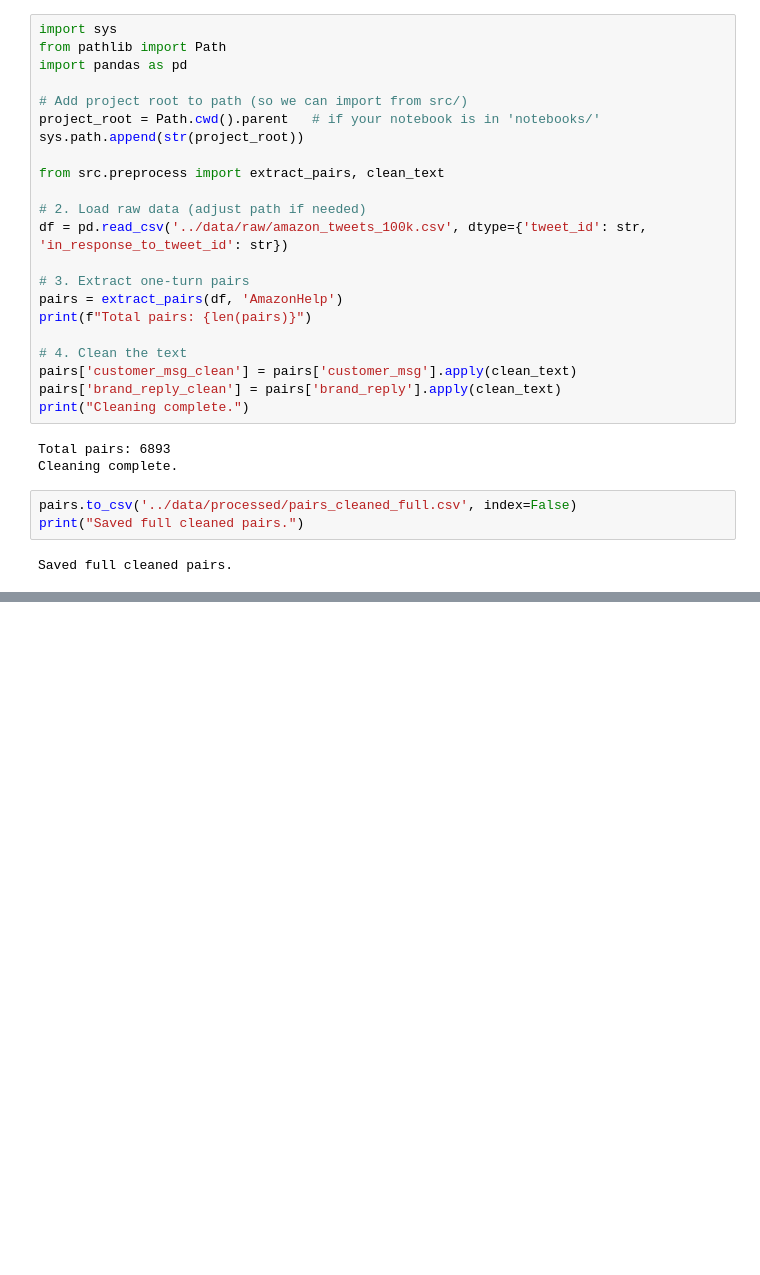
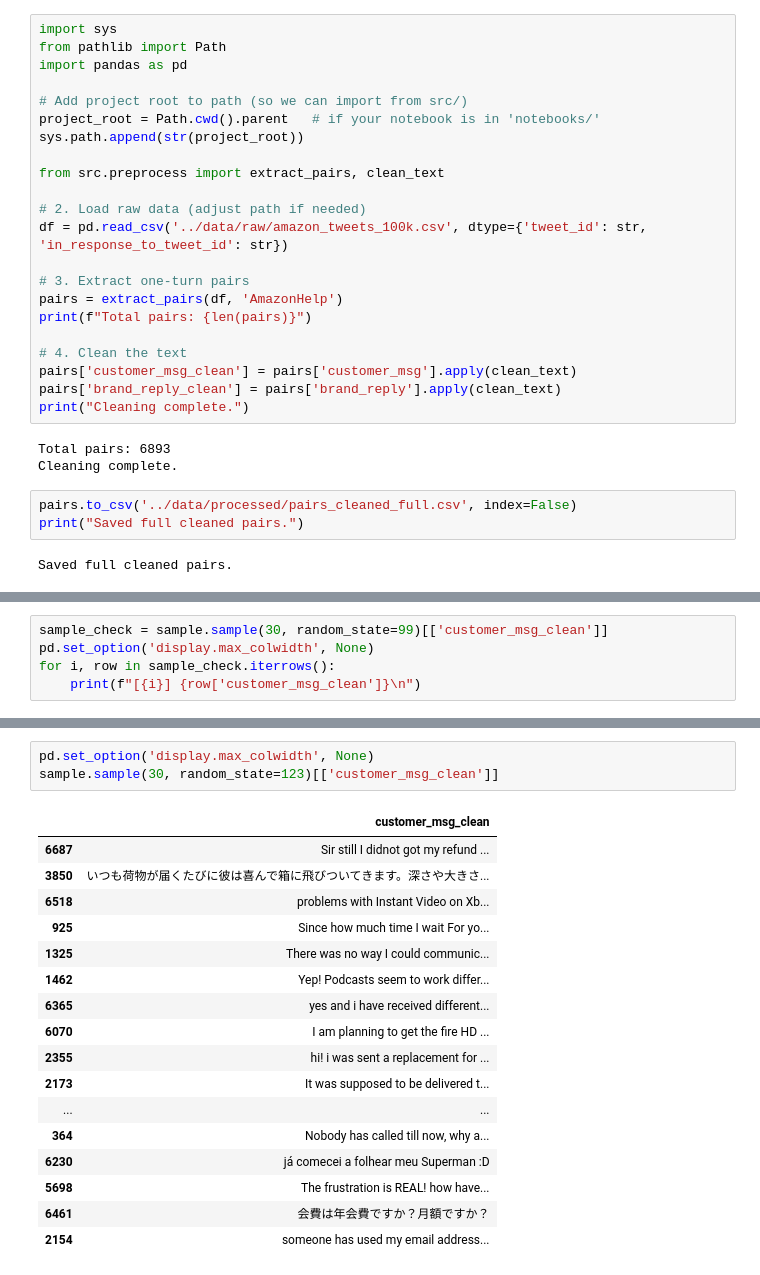
Before and after one commit to ManishKumarLal1/hiver-sde-intern, a Jupyter notebook: notebooks/01_eda.ipynb, the cells around one changed output, grey strips where cells are left out. Drawn from its saved outputs; the diff is of its cells as text; blank space fills up the shorter version.

```diff
--- a/notebooks/01_eda.ipynb
+++ b/notebooks/01_eda.ipynb
@@ -160,0 +336,5 @@ Saved full cleaned pairs.
+# %%
+sample_check = sample.sample(30, random_state=99)[['customer_msg_clean']]
+pd.set_option('display.max_colwidth', None)
+for i, row in sample_check.iterrows():
+    print(f"[{i}] {row['customer_msg_clean']}\n")
@@ -160,0 +359,21 @@ Saved full cleaned pairs.
+# %%
+pd.set_option('display.max_colwidth', None)
+sample.sample(30, random_state=123)[['customer_msg_clean']]
+# %% [output]
+|  | customer_msg_clean |
+| 6687 | Sir still I didnot got my refund ... |
+| 3850 | いつも荷物が届くたびに彼は喜んで箱に飛びついてきます。深さや大きさ... |
+| 6518 | problems with Instant Video on Xb... |
+| 925 | Since how much time I wait For yo... |
+| 1325 | There was no way I could communic... |
+| 1462 | Yep! Podcasts seem to work differ... |
+| 6365 | yes and i have received different... |
+| 6070 | I am planning to get the fire HD ... |
+| 2355 | hi! i was sent a replacement for ... |
+| 2173 | It was supposed to be delivered t... |
+| ... | ... |
+| 364 | Nobody has called till now, why a... |
+| 6230 | já comecei a folhear meu Superman :D |
+| 5698 | The frustration is REAL! how have... |
+| 6461 | 会費は年会費ですか？月額ですか？ |
+| 2154 | someone has used my email address... |
```
Also changed, not shown: parts of 21 cells of this notebook, 10 other files.
